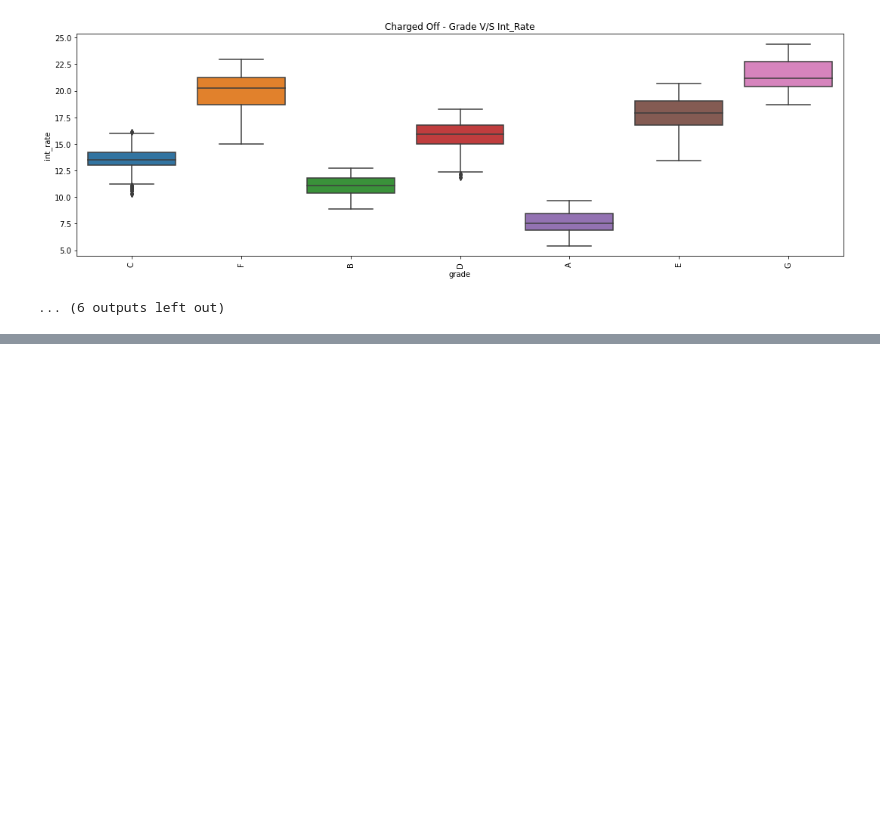
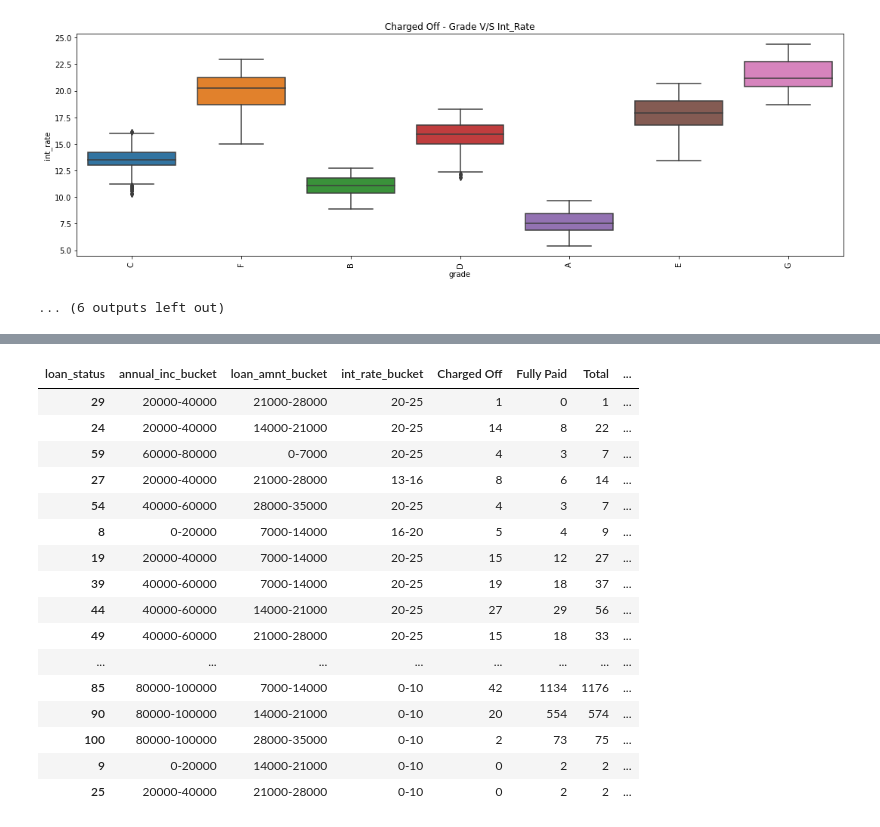
Before and after one commit to priyesh-shah/LendingClubCaseStudy, a Jupyter notebook: Group_Priyesh_Kailash_Shah.ipynb, the cells around one changed output, grey strips where cells are left out. Saved outputs shown, nothing was run; the diff lists cells and outputs as text; code cells hidden in the pictures; blank space fills up the shorter version.

```diff
--- a/Group_Priyesh_Kailash_Shah.ipynb
+++ b/Group_Priyesh_Kailash_Shah.ipynb
@@ -10,6 +10,7 @@ import seaborn as sns
 data = pd.read_csv("loan.csv", header = 0)
 print(data.head())
 pd.set_option('display.max_columns', None)
+pd.set_option('display.max_rows', None)
 print(data.info())
 # %% [output]
         id  member_id  loan_amnt  funded_amnt  funded_amnt_inv        term  \
@@ -665,0 +677,31 @@ plotBoxChart('delinq_2yrs','int_rate')
+# %%
+result1 = data.groupby(by=['annual_inc_bucket','loan_amnt_bucket','int_rate_bucket','loan_status']).loan_status.count().unstack().fillna(0)
+result1['Total'] = result1['Charged Off']+result1['Fully Paid']
+result1['% Charged Off'] = (result1['Charged Off']/(result1['Total'])*100)
+result1 = result1[~result1['% Charged Off'].isna()].reset_index()
+result1.sort_values(by=['% Charged Off'],ascending=False,inplace=True)
+result1
+
+#Observation
+#Major loans defaulters are in range
+#Annual_inc 20000-40000
+#Loan_amnt 21000-28000
+#Int Rate 20-25
+# %% [output]
+| loan_status | annual_inc_bucket | loan_amnt_bucket | int_rate_bucket | Charged Off | Fully Paid | Total | ... |
+| 29 | 20000-40000 | 21000-28000 | 20-25 | 1 | 0 | 1 | ... |
+| 24 | 20000-40000 | 14000-21000 | 20-25 | 14 | 8 | 22 | ... |
+| 59 | 60000-80000 | 0-7000 | 20-25 | 4 | 3 | 7 | ... |
+| 27 | 20000-40000 | 21000-28000 | 13-16 | 8 | 6 | 14 | ... |
+| 54 | 40000-60000 | 28000-35000 | 20-25 | 4 | 3 | 7 | ... |
+| 8 | 0-20000 | 7000-14000 | 16-20 | 5 | 4 | 9 | ... |
+| 19 | 20000-40000 | 7000-14000 | 20-25 | 15 | 12 | 27 | ... |
+| 39 | 40000-60000 | 7000-14000 | 20-25 | 19 | 18 | 37 | ... |
+| 44 | 40000-60000 | 14000-21000 | 20-25 | 27 | 29 | 56 | ... |
+| 49 | 40000-60000 | 21000-28000 | 20-25 | 15 | 18 | 33 | ... |
+| ... | ... | ... | ... | ... | ... | ... | ... |
+| 85 | 80000-100000 | 7000-14000 | 0-10 | 42 | 1134 | 1176 | ... |
+| 90 | 80000-100000 | 14000-21000 | 0-10 | 20 | 554 | 574 | ... |
+| 100 | 80000-100000 | 28000-35000 | 0-10 | 2 | 73 | 75 | ... |
+| 9 | 0-20000 | 14000-21000 | 0-10 | 0 | 2 | 2 | ... |
+| 25 | 20000-40000 | 21000-28000 | 0-10 | 0 | 2 | 2 | ... |
```
Also changed, not shown: parts of 20 cells of this notebook, 1 other file.
